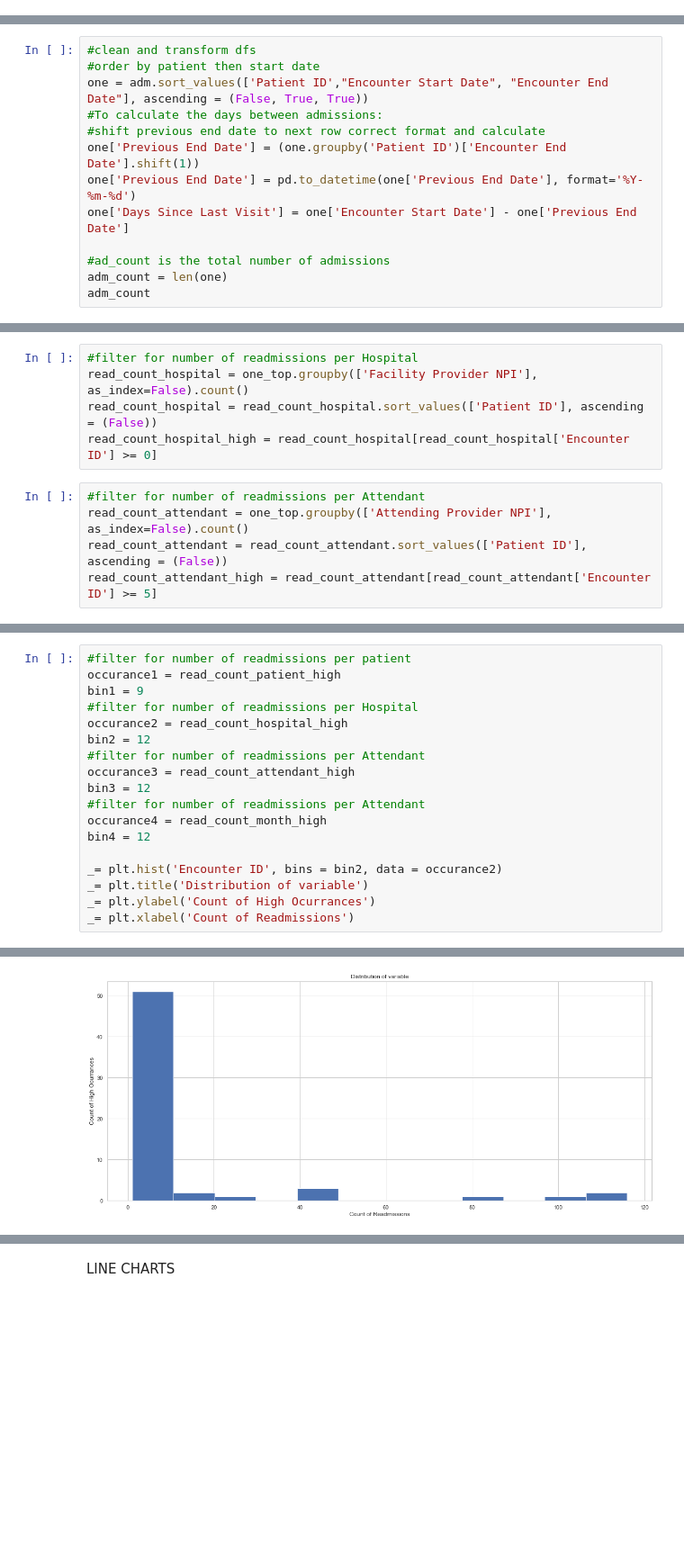
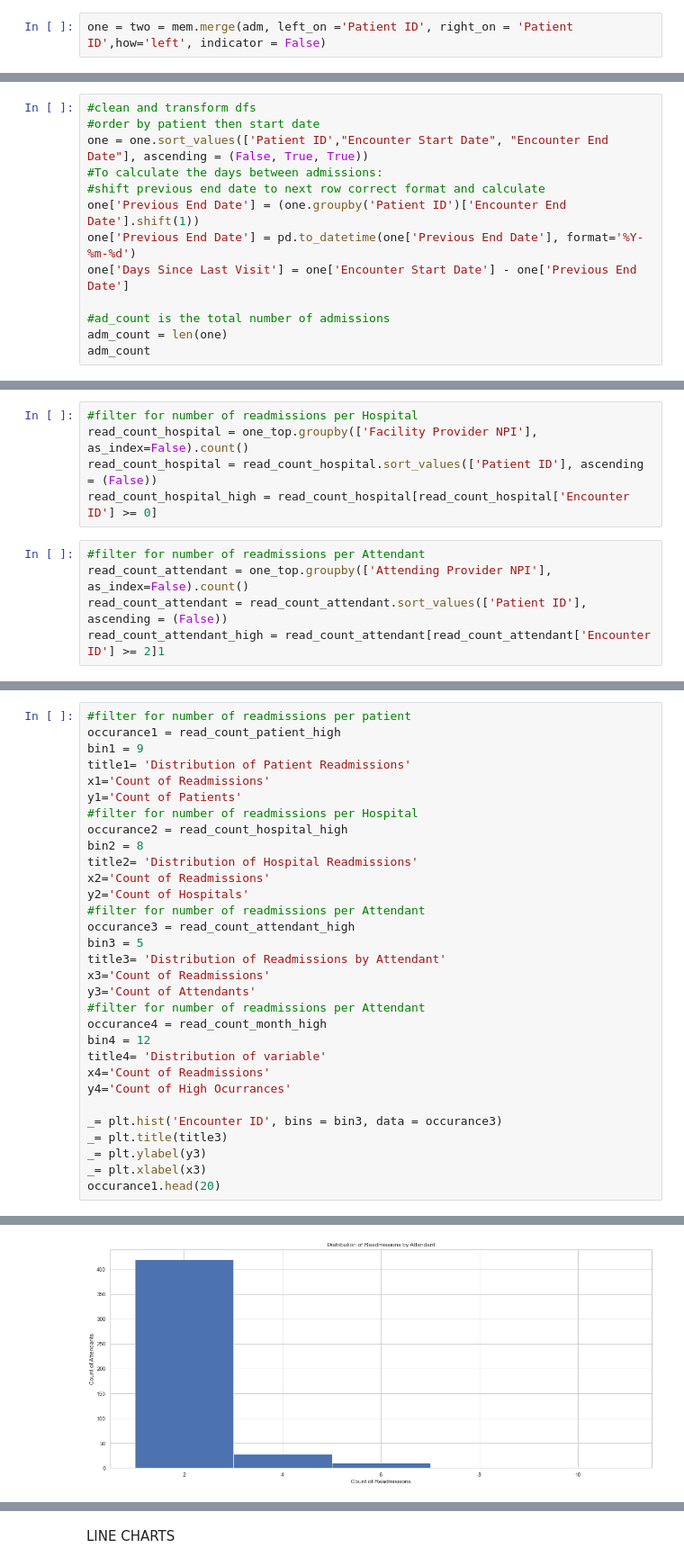
Before and after one commit to tipearso/hospital-readmissions, a Jupyter notebook: notebooks/plots.ipynb, the cells around one changed output, grey strips where cells are left out. Shown at 90% size. Drawn from its saved outputs; the diff is of its cells as text; blank space fills up the shorter version.

```diff
--- a/notebooks/plots.ipynb
+++ b/notebooks/plots.ipynb
@@ -29,13 +49,15 @@ two.head()
 adm['Encounter Start Date'] = pd.to_datetime(adm['Encounter Start Date'], format='%Y-%m-%d')
 adm['Encounter End Date'] = pd.to_datetime(adm['Encounter End Date'], format='%Y-%m-%d')
 pcp['Encounter Date'] = pd.to_datetime(pcp['Encounter Date'], format='%Y-%m-%d')
+# %%
+one = two = mem.merge(adm, left_on ='Patient ID', right_on = 'Patient ID',how='left', indicator = False)
 # %% [markdown]
 # MVP 1
 What is our 30-day all cause readmission rate across hospitals our members are admitted to?
 # %%
 #clean and transform dfs
 #order by patient then start date
-one = adm.sort_values(['Patient ID',"Encounter Start Date", "Encounter End Date"], ascending = (False, True, True))
+one = one.sort_values(['Patient ID',"Encounter Start Date", "Encounter End Date"], ascending = (False, True, True))
 #To calculate the days between admissions:
 #shift previous end date to next row correct format and calculate
 one['Previous End Date'] = (one.groupby('Patient ID')['Encounter End Date'].shift(1))
@@ -103,4 +125,4 @@ read_count_hospital_high = read_count_hospital[read_count_hospital['Encounter ID
 #filter for number of readmissions per Attendant
 read_count_attendant = one_top.groupby(['Attending Provider NPI'], as_index=False).count()
 read_count_attendant = read_count_attendant.sort_values(['Patient ID'], ascending = (False))
-read_count_attendant_high = read_count_attendant[read_count_attendant['Encounter ID'] >= 5]
+read_count_attendant_high = read_count_attendant[read_count_attendant['Encounter ID'] >= 2]1
@@ -113,18 +135,31 @@ read_count_month_high = read_count_month[read_count_month['Encounter ID'] >= 0]
 #filter for number of readmissions per patient
 occurance1 = read_count_patient_high
 bin1 = 9
+title1= 'Distribution of Patient Readmissions'
+x1='Count of Readmissions'
+y1='Count of Patients'
 #filter for number of readmissions per Hospital
 occurance2 = read_count_hospital_high
-bin2 = 12
+bin2 = 8
+title2= 'Distribution of Hospital Readmissions'
+x2='Count of Readmissions'
+y2='Count of Hospitals'
 #filter for number of readmissions per Attendant
 occurance3 = read_count_attendant_high
-bin3 = 12
+bin3 = 5
+title3= 'Distribution of Readmissions by Attendant'
+x3='Count of Readmissions'
+y3='Count of Attendants'
 #filter for number of readmissions per Attendant
 occurance4 = read_count_month_high
 bin4 = 12
+title4= 'Distribution of variable'
+x4='Count of Readmissions'
+y4='Count of High Ocurrances'
 
-_= plt.hist('Encounter ID', bins = bin2, data = occurance2)
-_= plt.title('Distribution of variable')
-_= plt.ylabel('Count of High Ocurrances')
-_= plt.xlabel('Count of Readmissions')
+_= plt.hist('Encounter ID', bins = bin3, data = occurance3)
+_= plt.title(title3)
+_= plt.ylabel(y3)
+_= plt.xlabel(x3)
+occurance1.head(20)
 # %% [output]
@@ -131 +183 @@ _= plt.xlabel('Count of Readmissions')
-[figure, old version]
+[figure, new version]
```
Also changed, not shown: parts of 19 cells of this notebook.
